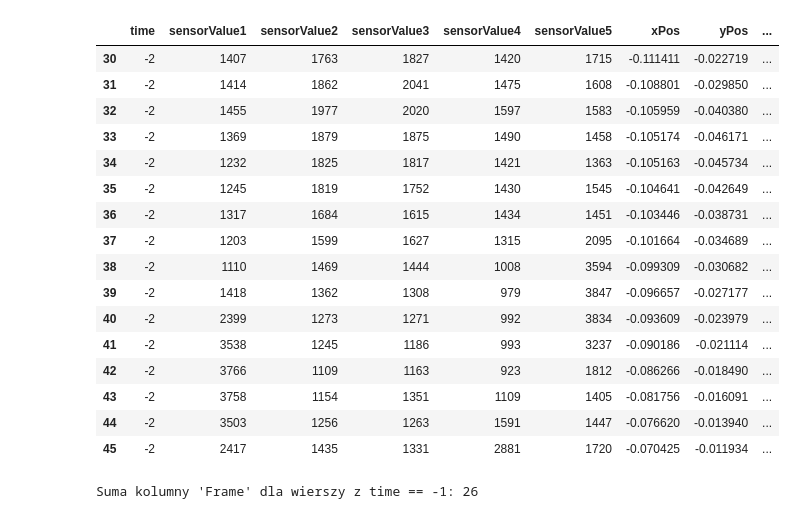
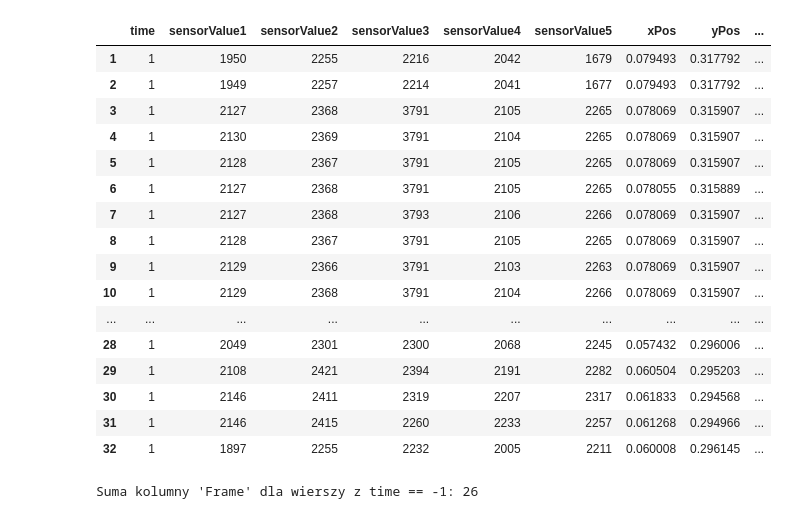
Before and after one commit to kmieczkowska/PathFinderSofware, a Jupyter notebook: python/ScriptRobotData.ipynb, the cells around one changed output. Cells and saved outputs as stored; diff of their text form; code cells hidden in the pictures.

```diff
--- a/python/ScriptRobotData.ipynb
+++ b/python/ScriptRobotData.ipynb
@@ -22,31 +61,31 @@ csv_flie
 # %%
 # Zakładamy, że plik 'RobotDataTest2.csv' znajduje się w katalogu "data"
-file_path = os.path.join("data", "RobotDataTest2.csv")
+file_path = os.path.join("data", "RobotDataTest13.csv")
 
 # Wczytujemy plik CSV
 csv_flie = pd.read_csv(file_path)
 
 # Filtrujemy wszystkie wiersze, w których kolumna 'time' ma wartość -1
-rows_with_time_minus_one = csv_flie[csv_flie['time'] == -2]
+rows_with_time_minus_one = csv_flie[csv_flie['time'] == 1]
 
 rows_with_time_minus_one
 # %% [output]
 |  | time | sensorValue1 | sensorValue2 | sensorValue3 | sensorValue4 | sensorValue5 | xPos | yPos | ... |
-| 30 | -2 | 1407 | 1763 | 1827 | 1420 | 1715 | -0.111411 | -0.022719 | ... |
-| 31 | -2 | 1414 | 1862 | 2041 | 1475 | 1608 | -0.108801 | -0.029850 | ... |
-| 32 | -2 | 1455 | 1977 | 2020 | 1597 | 1583 | -0.105959 | -0.040380 | ... |
-| 33 | -2 | 1369 | 1879 | 1875 | 1490 | 1458 | -0.105174 | -0.046171 | ... |
-| 34 | -2 | 1232 | 1825 | 1817 | 1421 | 1363 | -0.105163 | -0.045734 | ... |
-| 35 | -2 | 1245 | 1819 | 1752 | 1430 | 1545 | -0.104641 | -0.042649 | ... |
-| 36 | -2 | 1317 | 1684 | 1615 | 1434 | 1451 | -0.103446 | -0.038731 | ... |
-| 37 | -2 | 1203 | 1599 | 1627 | 1315 | 2095 | -0.101664 | -0.034689 | ... |
-| 38 | -2 | 1110 | 1469 | 1444 | 1008 | 3594 | -0.099309 | -0.030682 | ... |
-| 39 | -2 | 1418 | 1362 | 1308 | 979 | 3847 | -0.096657 | -0.027177 | ... |
-| 40 | -2 | 2399 | 1273 | 1271 | 992 | 3834 | -0.093609 | -0.023979 | ... |
-| 41 | -2 | 3538 | 1245 | 1186 | 993 | 3237 | -0.090186 | -0.021114 | ... |
-| 42 | -2 | 3766 | 1109 | 1163 | 923 | 1812 | -0.086266 | -0.018490 | ... |
-| 43 | -2 | 3758 | 1154 | 1351 | 1109 | 1405 | -0.081756 | -0.016091 | ... |
-| 44 | -2 | 3503 | 1256 | 1263 | 1591 | 1447 | -0.076620 | -0.013940 | ... |
-| 45 | -2 | 2417 | 1435 | 1331 | 2881 | 1720 | -0.070425 | -0.011934 | ... |
+| 1 | 1 | 1950 | 2255 | 2216 | 2042 | 1679 | 0.079493 | 0.317792 | ... |
+| 2 | 1 | 1949 | 2257 | 2214 | 2041 | 1677 | 0.079493 | 0.317792 | ... |
+| 3 | 1 | 2127 | 2368 | 3791 | 2105 | 2265 | 0.078069 | 0.315907 | ... |
+| 4 | 1 | 2130 | 2369 | 3791 | 2104 | 2265 | 0.078069 | 0.315907 | ... |
+| 5 | 1 | 2128 | 2367 | 3791 | 2105 | 2265 | 0.078069 | 0.315907 | ... |
+| 6 | 1 | 2127 | 2368 | 3791 | 2105 | 2265 | 0.078055 | 0.315889 | ... |
+| 7 | 1 | 2127 | 2368 | 3793 | 2106 | 2266 | 0.078069 | 0.315907 | ... |
+| 8 | 1 | 2128 | 2367 | 3791 | 2105 | 2265 | 0.078069 | 0.315907 | ... |
+| 9 | 1 | 2129 | 2366 | 3791 | 2103 | 2263 | 0.078069 | 0.315907 | ... |
+| 10 | 1 | 2129 | 2368 | 3791 | 2104 | 2266 | 0.078069 | 0.315907 | ... |
+| ... | ... | ... | ... | ... | ... | ... | ... | ... | ... |
+| 28 | 1 | 2049 | 2301 | 2300 | 2068 | 2245 | 0.057432 | 0.296006 | ... |
+| 29 | 1 | 2108 | 2421 | 2394 | 2191 | 2282 | 0.060504 | 0.295203 | ... |
+| 30 | 1 | 2146 | 2411 | 2319 | 2207 | 2317 | 0.061833 | 0.294568 | ... |
+| 31 | 1 | 2146 | 2415 | 2260 | 2233 | 2257 | 0.061268 | 0.294966 | ... |
+| 32 | 1 | 1897 | 2255 | 2232 | 2005 | 2211 | 0.060008 | 0.296145 | ... |
 # %%
 # Filtrujemy wiersze, gdzie time == -1
```
Also changed, not shown: parts of 7 cells of this notebook, 9 other files.
